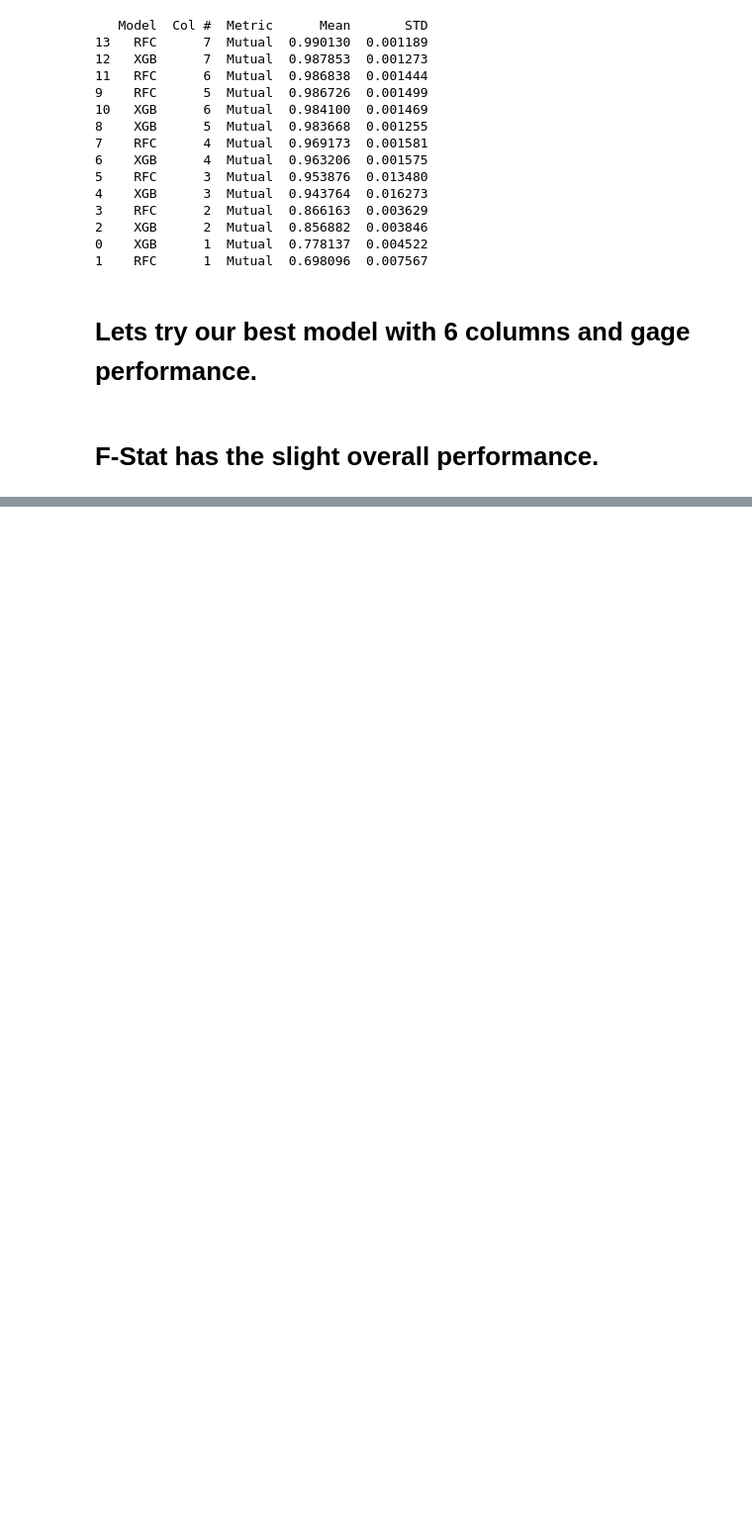
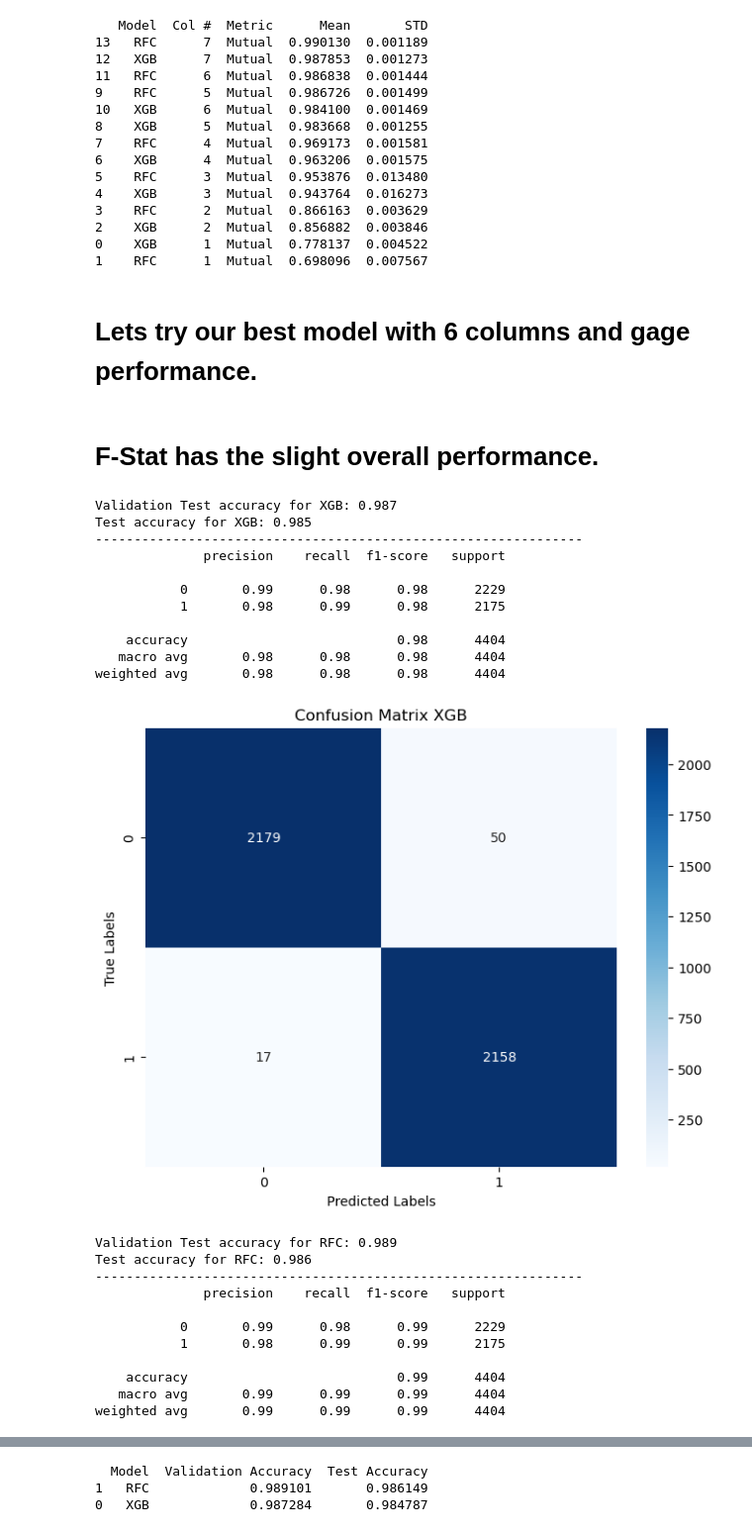
Before and after one commit to MaukanMir/-Pulsar-Classfication-Prediction, a Jupyter notebook: training.ipynb, the cells around one changed output, grey strips where cells are left out. Shown at 99% size. Saved outputs shown, nothing was run; the diff lists cells and outputs as text; code cells hidden in the pictures; blank space fills up the shorter version.

Commit message:
added new models

```diff
--- a/training.ipynb
+++ b/training.ipynb
@@ -213,7 +213,7 @@ def get_over_sampling_methods(name, X,y):
   return (X_res, y_res)
 
 def val_grid_search_selected_models(names:list, models:list, X:pd.DataFrame,
-    y:pd.Series, metric, param_grid=None, kbest=None, kbest_name=None):
+    y:pd.Series, metric, param_grid=None, kbest=None):
     """
     Runs multiple models on subsets of data
     using grid search
@@ -238,7 +238,7 @@ def val_grid_search_selected_models(names:list, models:list, X:pd.DataFrame,
             print("Best parameters:", grid_search.best_params_)
 
         else:
-            best_model = pipeline
+            best_model = create_pipeline(pipeline,kbest)
             best_model.fit(X_train, y_train)
 
         y_pred = best_model.predict(X_val)
@@ -712,6 +712,34 @@ Average total Score: 0.924900841816973
 # %%
 model_names = ["XGB", "RFC"]
 models = [
   XGBClassifier(learning_rate=0.2, max_depth= 7, n_estimators=300),
   RandomForestClassifier(max_depth=30, min_samples_leaf= 1, min_samples_split= 2, n_estimators=100)
 ]
+
+metric = make_scorer(f1_score)
+kbest = SelectKBest(score_func=f_classif, k=6)
+val_grid_search_selected_models(model_names, models, X_bl, y_bl, metric, None, kbest)
+# %% [output]
+Validation Test accuracy for XGB: 0.987
+Test accuracy for XGB: 0.985
+---------------------------------------------------------------
+              precision    recall  f1-score   support
+
+           0       0.99      0.98      0.98      2229
+           1       0.98      0.99      0.98      2175
+
+    accuracy                           0.98      4404
+   macro avg       0.98      0.98      0.98      4404
+weighted avg       0.98      0.98      0.98      4404
+[figure, added]
+Validation Test accuracy for RFC: 0.989
+Test accuracy for RFC: 0.986
+---------------------------------------------------------------
+              precision    recall  f1-score   support
+
+           0       0.99      0.98      0.99      2229
+           1       0.98      0.99      0.99      2175
+
+    accuracy                           0.99      4404
+   macro avg       0.99      0.99      0.99      4404
+weighted avg       0.99      0.99      0.99      4404
@@ -717,0 +748,3 @@ models = [
+  Model  Validation Accuracy  Test Accuracy
+1   RFC             0.989101       0.986149
+0   XGB             0.987284       0.984787
```
Also changed, not shown: parts of 1 cell of this notebook.
